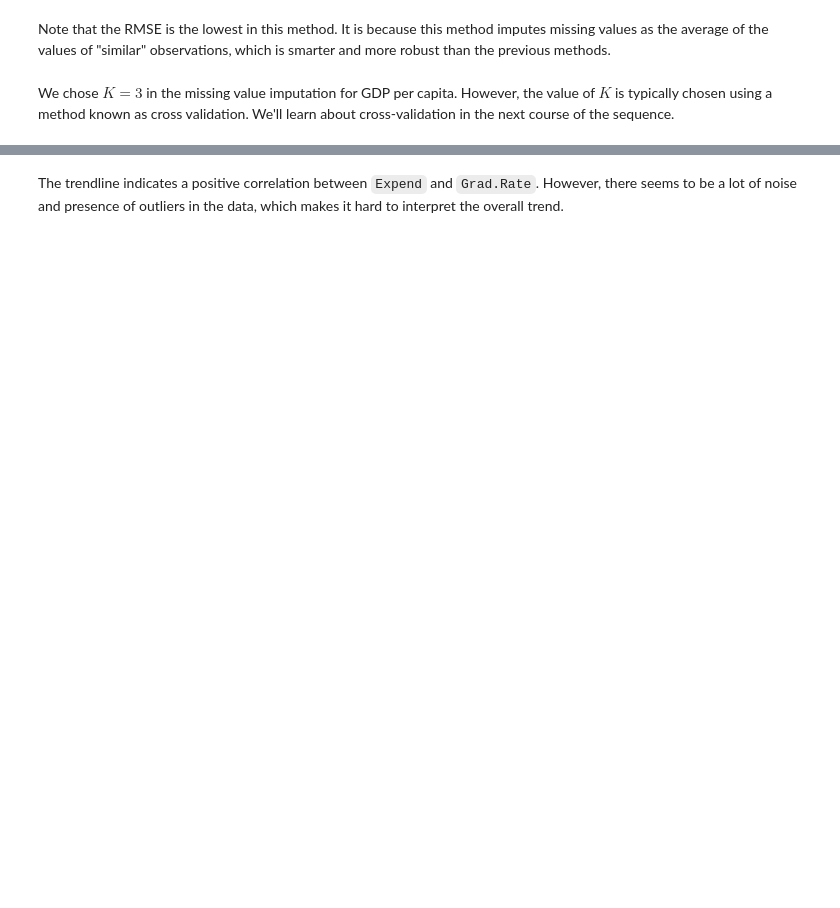
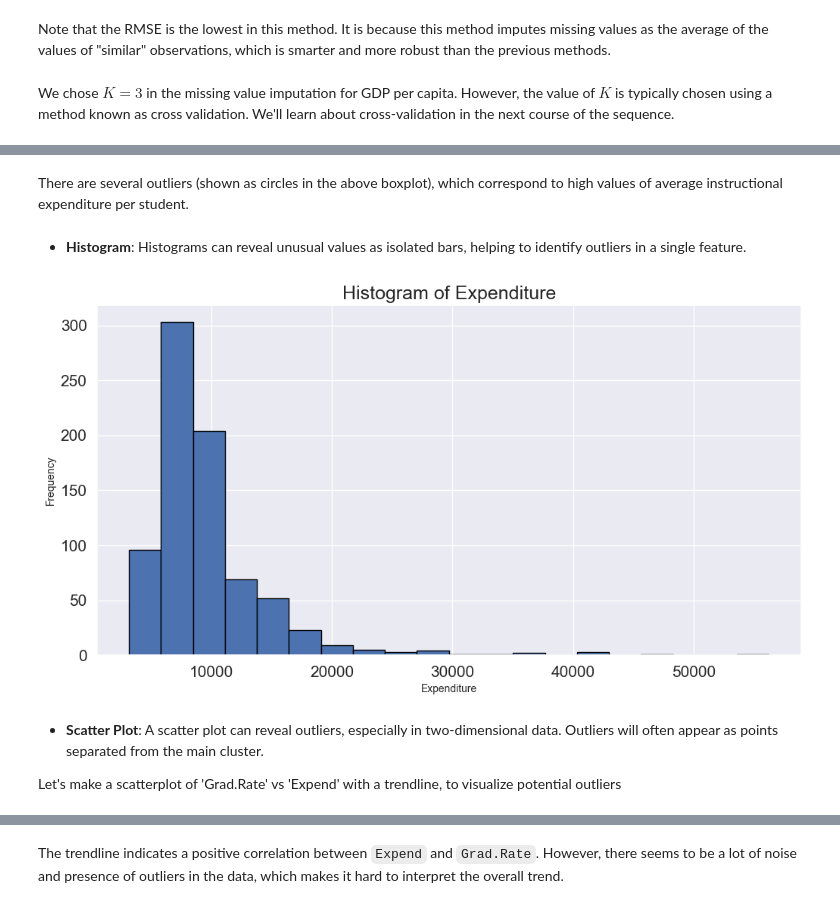
Before and after one commit to Lizhen0909/nu-stat303-1-sec20-coursebook, a Jupyter notebook: Data cleaning and preparation.ipynb, the cells around one changed output, grey strips where cells are left out. Saved outputs shown, nothing was run; the diff lists cells and outputs as text; code cells hidden in the pictures; blank space fills up the shorter version.

```diff
--- a/Data cleaning and preparation.ipynb
+++ b/Data cleaning and preparation.ipynb
@@ -554,8 +460,0 @@ With the outliers removed, we obtain the correct overall trend, even in the case
-# %%
-sns.set(font_scale=1.35)
-ax=sns.histplot(data = college_data_without_outliers, x= 'Expend')
-for i in range(4):
-    plt.axvline(Binned_data[1][i], 0,100,color='red')
-plt.xlabel('Expenditure per student');
-plt.ylabel('Graduation rate');
-ax.xaxis.set_major_formatter('${x:,.0f}')
@@ -573,0 +511,4 @@ Name: count, dtype: int64
+# %%
+# Load the College dataset
+college = pd.read_csv('../Datasets/College.csv')
+college.head()
@@ -573,0 +534,18 @@ Name: count, dtype: int64
+# %% [markdown]
+There are several outliers (shown as circles in the above boxplot), which correspond to high values of average instructional expenditure per student.
+# %% [markdown]
+
+* **Histogram**: Histograms can reveal unusual values as isolated bars, helping to identify outliers in a single feature.
+# %%
+# create a histogram of expend
+college['Expend'].plot(kind='hist', edgecolor='black', bins=20)
+plt.xlabel('Expenditure')
+plt.ylabel('Frequency')
+plt.title('Histogram of Expenditure')
+plt.show()
+# %% [output]
+[figure, added]
+# %% [markdown]
+* **Scatter Plot**: A scatter plot can reveal outliers, especially in two-dimensional data. Outliers will often appear as points separated from the main cluster.
+
+Let's make a scatterplot of 'Grad.Rate' vs 'Expend' with a trendline, to visualize potential outliers
```
Also changed, not shown: parts of 92 cells of this notebook, 20 other files.
